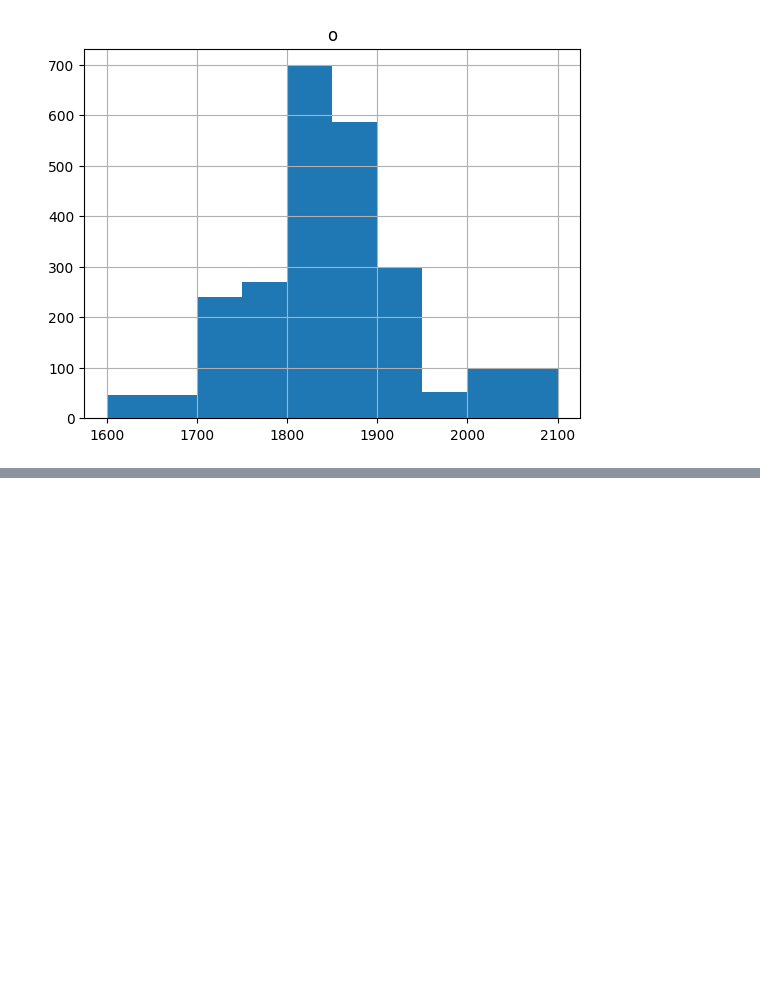
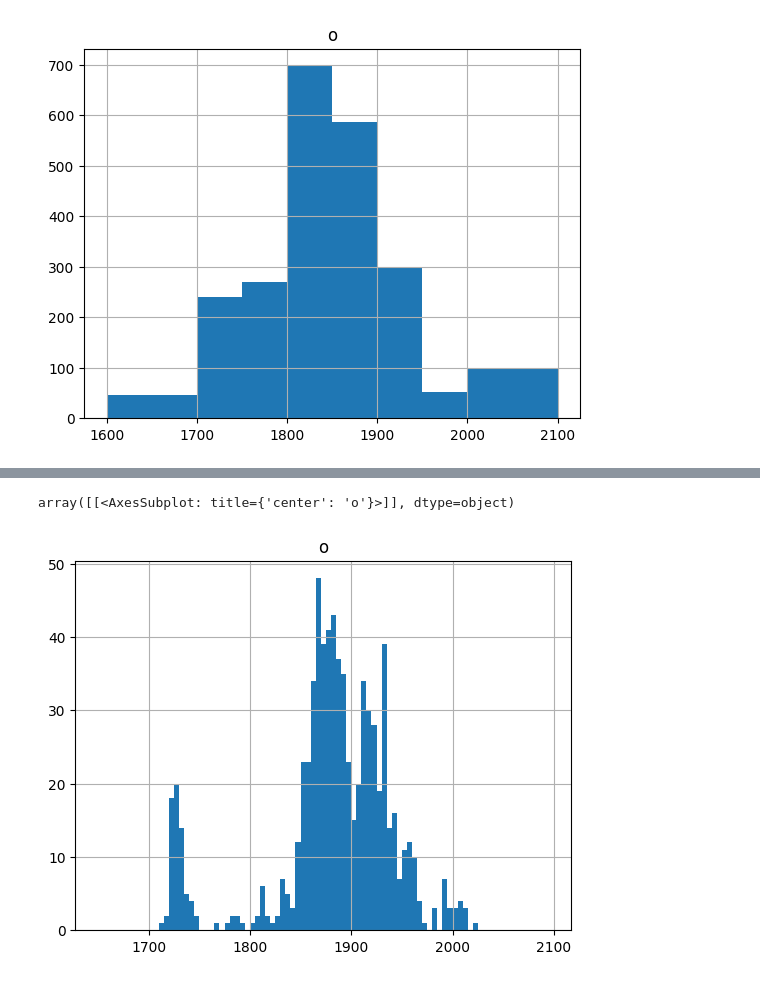
Before and after one commit to zhant09/uniswap-v3-analysis, a Jupyter notebook: notebooks/strategy/pressure_support.ipynb, the cells around one changed output, grey strips where cells are left out. Drawn from its saved outputs; the diff is of its cells as text; code cells hidden in the pictures; blank space fills up the shorter version.

```diff
--- a/notebooks/strategy/pressure_support.ipynb
+++ b/notebooks/strategy/pressure_support.ipynb
@@ -182,0 +237,4 @@ df[df["datetime"] < "2023-06-26"].describe()
+# %%
+bin = []
+for i in range(1650, 2100, 5):
+    bin.append(i)
@@ -182,0 +257,5 @@ df[df["datetime"] < "2023-06-26"].describe()
+# %%
+df[df["datetime"] > "2023-06-18"].hist(column="o", bins=bin)
+# %% [output]
+array([[<AxesSubplot: title={'center': 'o'}>]], dtype=object)
+[figure, added]
```
Also changed, not shown: parts of 17 cells of this notebook, 2 other files.
